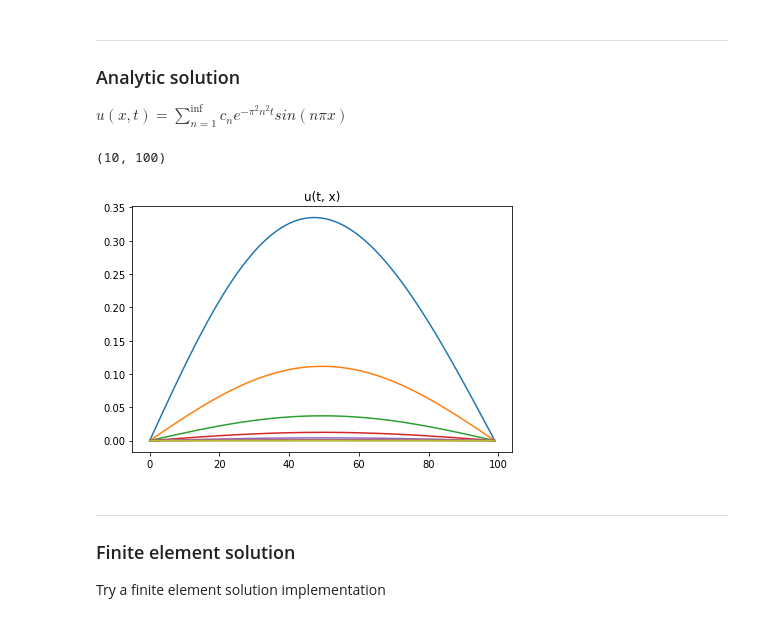
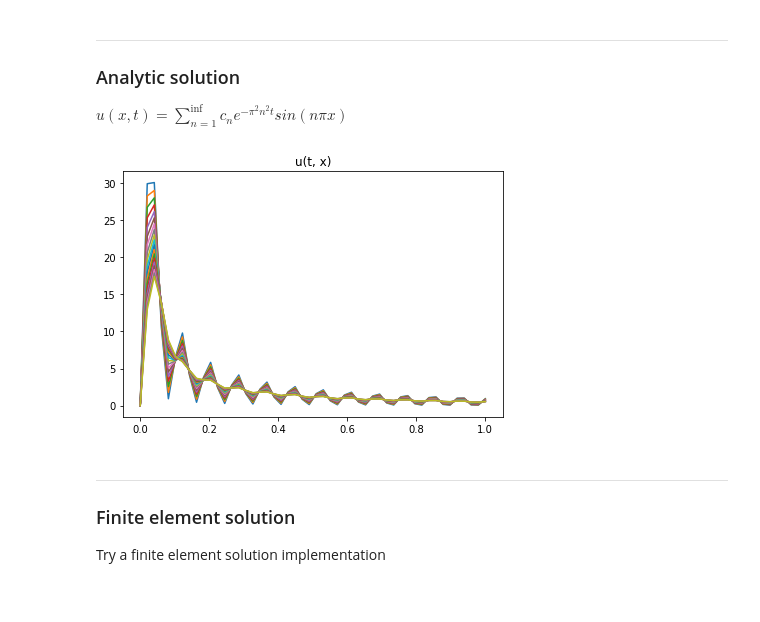
Before and after one commit to vdesgrange/closure-model, a Jupyter notebook: experiments/heat_equation_as_fe_fd_experiments.ipynb, the cells around one changed output. Cells and saved outputs as stored; diff of their text form; code cells hidden in the pictures.

```diff
--- a/experiments/heat_equation_as_fe_fd_experiments.ipynb
+++ b/experiments/heat_equation_as_fe_fd_experiments.ipynb
@@ -19,12 +18,0 @@ Graphic tools
-# %%
-def simple_plotter(ks, title='Simple plot'):
-    """
-    Graphic tool to plot simple values
-    """
-    fig, ax = plt.subplots()
-    fig.tight_layout()
-    plt.title(title)
-    for k in ks:
-        ax.plot(range(len(k)), k)
-
-    plt.show()
@@ -64,22 +21,11 @@ def domain_curve(k, v, L):
 ### Analytic solution
 
 $u(x,t) = \sum^{\inf}_{n=1} c_n e^{-\pi^2 n^2 t} sin(n \pi x)$
-# %%
-def analytical_heat_1d(t, x, n_max: int=100):
-    return np.sum([np.exp(-np.pi**2 * n**2 * t) * np.sin(n * np.pi * x) for n in range(n_max)], axis=0)
-
-def get_heat(t_max, x_max, dt, dx):
-    t_axis = np.linspace(0, t_max, int(t_max/dt))
-    x_axis = np.linspace(0, x_max, int(x_max/dx))
-
-    return analytical_heat_1d(t_axis[:, None], x_axis[None, :], 10)
 # %%
-u = get_heat(1, 1, 0.1, 0.01) # 0.0001, 0.5, 0.00001, 0.01)
-print(u.shape)
+u, _ = get_heat(0.0001, 0.0, 0.5, 0.0, 20, 50)
 simple_plotter(u[1:], 'u(t, x)')
 # %% [output]
-(10, 100)
-[figure, old version]
+[figure, new version]
 # %% [markdown]
 ---
 ### Finite element solution
```
Also changed, not shown: parts of 13 cells of this notebook, 3 other files.
